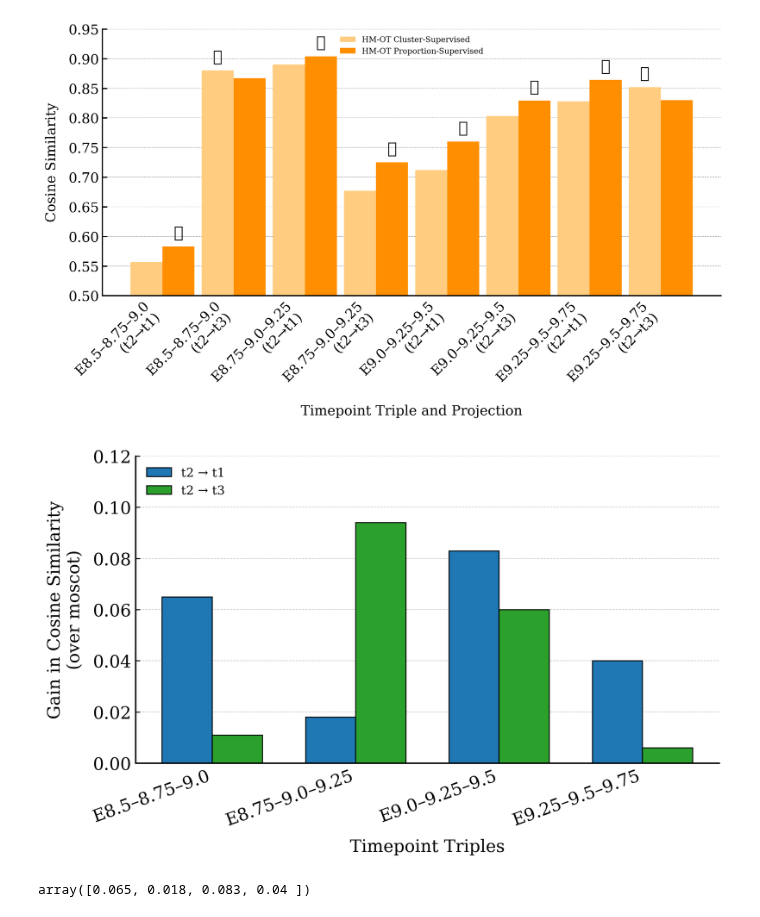
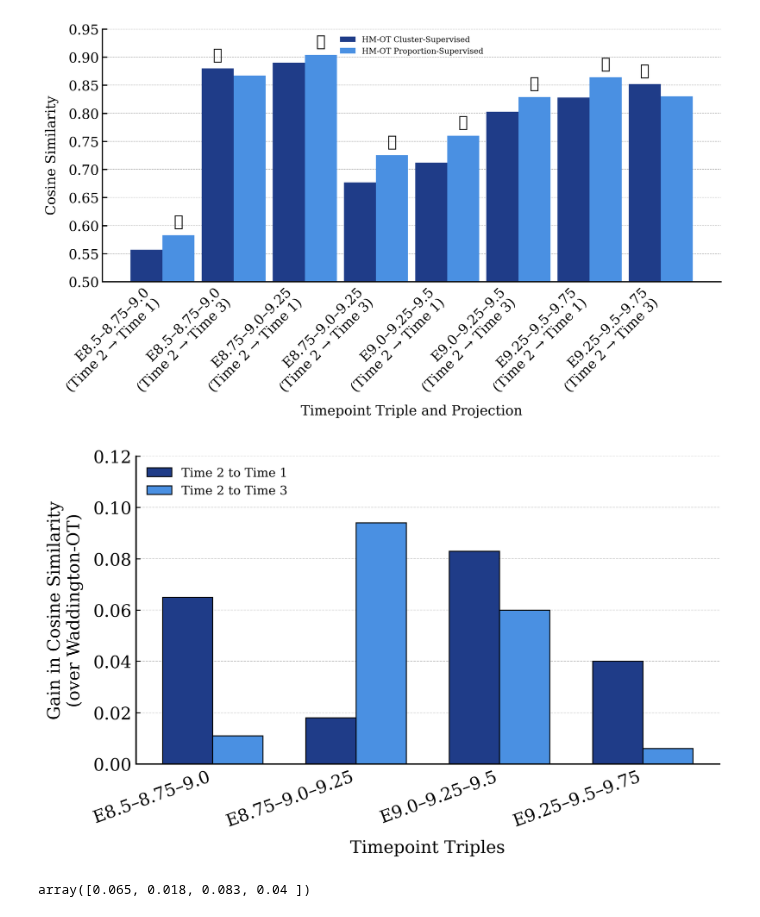
Before and after one commit to raphael-group/HM-OT, a Jupyter notebook: experiments/Qiu2024_SingleCell_MouseEmbryo/HM_OT_ME_SC_Qiu_Validation_Centroids.ipynb, the cells around one changed output. Saved outputs shown, nothing was run; the diff lists cells and outputs as text; code cells hidden in the pictures.

Commit message:
Updated centroid plots

```diff
--- a/experiments/Qiu2024_SingleCell_MouseEmbryo/HM_OT_ME_SC_Qiu_Validation_Centroids.ipynb
+++ b/experiments/Qiu2024_SingleCell_MouseEmbryo/HM_OT_ME_SC_Qiu_Validation_Centroids.ipynb
@@ -464,10 +464,10 @@ labels = []
 for i, triple in enumerate(triples):
     values_sup.append(t1_s[i])
     values_unsup.append(t1_u[i])
-    labels.append(f"{triple}\n(t2→t1)")
+    labels.append(f"{triple}\n(Time 2 → Time 1)")
     values_sup.append(t3_s[i])
     values_unsup.append(t3_u[i])
-    labels.append(f"{triple}\n(t2→t3)")
+    labels.append(f"{triple}\n(Time 2 → Time 3)")
 
 values_sup = np.array(values_sup)
 values_unsup = np.array(values_unsup)
@@ -478,10 +478,13 @@ width = 0.45
 fig, ax = plt.subplots(figsize=(10, 6), dpi=300)
 
 # Bars with light & dark orange
-light_orange = '#ffcc80'
-dark_orange = '#ff8f00'
-bars_sup = ax.bar(x - width/2, values_sup, width, label='HM‑OT Cluster-Supervised', color=light_orange, edgecolor='none')
-bars_unsup = ax.bar(x + width/2, values_unsup, width, label='HM‑OT Proportion-Supervised', color=dark_orange, edgecolor='none')
+#light_orange = '#ffcc80'
+#dark_orange = '#ff8f00'
+color1 = '#1f3c88'  # deep navy blue
+color2 = '#4a90e2'  # medium-light sky blue
+
+bars_sup = ax.bar(x - width/2, values_sup, width, label='HM‑OT Cluster-Supervised', color=color1, edgecolor='none')
+bars_unsup = ax.bar(x + width/2, values_unsup, width, label='HM‑OT Proportion-Supervised', color=color2, edgecolor='none')
 
 # Add stars for best of each pair
 for idx in range(len(x)):
@@ -494,34 +497,34 @@ for idx in range(len(x)):
     ax.text(star_x, star_y + 0.01, '★', ha='center', va='bottom', fontsize=16)
 
 # Styling
 ax.set_xticks(x)
 ax.set_xticklabels(labels, rotation=45, ha='right')
 ax.set_ylim(0.5, 0.95)
 ax.set_xlabel('Timepoint Triple and Projection', labelpad=10)
 ax.set_ylabel('Cosine Similarity', labelpad=10)
 ax.axhline(0, linestyle='--', color='gray', linewidth=0.8)
 
 # Thicken bottom & left spines, remove top/right
 ax.spines['top'].set_visible(False)
 ax.spines['right'].set_visible(False)
 ax.spines['bottom'].set_linewidth(1.2)
 ax.spines['left'].set_linewidth(1.2)
 
 # Ticks styling
 ax.xaxis.set_tick_params(width=1.2, length=5)
 ax.yaxis.set_tick_params(width=1.2, length=5)
 
 # Grid
 ax.yaxis.grid(True, linestyle='--', linewidth=0.5, color='gray', alpha=0.7)
 ax.set_axisbelow(True)
 
 # Legend
 ax.legend(frameon=False, loc='upper center', fontsize=8)
 
 plt.tight_layout()
 plt.savefig('sc_Supervised_Unsupervised_Cosine.svg')
 # %% [output]
-[figure, old version]
+[figure, new version]
 # %%
 # Compute gains
 gain_t1_s = np.array(hmot_t1_s) - np.array(moscot_t1)
@@ -539,17 +542,20 @@ x = np.arange(len(triples))
 width = 0.35
 
 # Colors: blue/green scheme
-color1 = '#1f77b4'  # muted blue
-color2 = '#2ca02c'  # muted green
+#color1 = '#1f77b4'  # muted blue
+#color2 = '#2ca02c'  # muted green
 
-bars1 = ax.bar(x - width/2, best_gain_t1, width, label='t2 → t1', color=color1, edgecolor='black', linewidth=0.8)
-bars2 = ax.bar(x + width/2, best_gain_t3, width, label='t2 → t3', color=color2, edgecolor='black', linewidth=0.8)
+color1 = '#1f3c88'  # deep navy blue
+color2 = '#4a90e2'  # medium-light sky blue
+
+bars1 = ax.bar(x - width/2, best_gain_t1, width, label='Time 2 to Time 1', color=color1, edgecolor='black', linewidth=0.8)
+bars2 = ax.bar(x + width/2, best_gain_t3, width, label='Time 2 to Time 3', color=color2, edgecolor='black', linewidth=0.8)
 
 # Axes and grid styling
 ax.set_xticks(x)
 ax.set_xticklabels(triples, rotation=20, ha='right')
 ax.set_ylim(0, 0.12)
-ax.set_ylabel('Gain in Cosine Similarity\n(over moscot)', labelpad=8)
+ax.set_ylabel('Gain in Cosine Similarity\n(over Waddington-OT)', labelpad=8)
 ax.set_xlabel('Timepoint Triples', labelpad=8)
 ax.axhline(0, color='gray', linestyle='--', linewidth=0.8)
 ax.yaxis.grid(True, linestyle='--', linewidth=0.5, alpha=0.7)
@@ -567,7 +573,7 @@ ax.legend(frameon=False, loc='upper left', fontsize=10)
 plt.tight_layout()
 plt.savefig('sc_CosineGain.svg')
 # %% [output]
-[figure, old version]
+[figure, new version]
 # %%
 best_gain_t1
 # %% [output]
```
